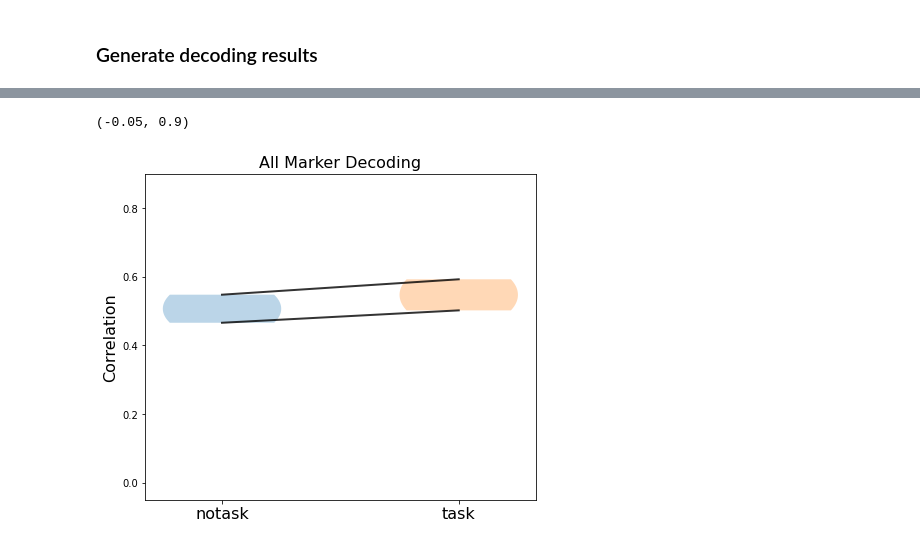
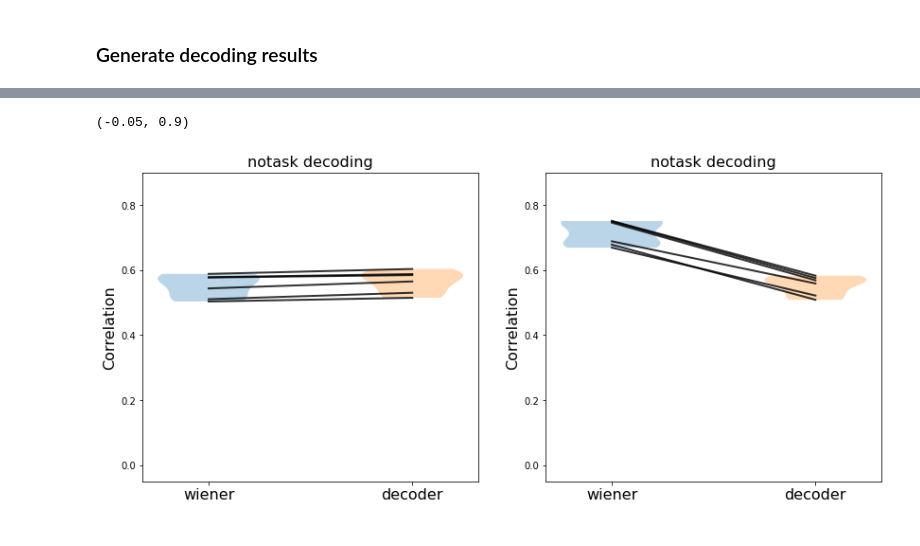
Before and after one commit to ntolley/SEE_decoding, a Jupyter notebook: notebooks/movement_decoding_rnn.ipynb, the cells around one changed output, grey strips where cells are left out. Drawn from its saved outputs; the diff is of its cells as text; code cells hidden in the pictures.

```diff
--- a/notebooks/movement_decoding_rnn.ipynb
+++ b/notebooks/movement_decoding_rnn.ipynb
@@ -537,7 +565,7 @@ plt.figure(figsize=(8, 3*(len(marker_names))))
 tstart = 300
 
 # decoder_type = 'rnn'
-decoder_type = 'ann'
+# decoder_type = 'ann'
 # decoder_type = 'wiener'
 
 bins = np.linspace(0,1,30)
@@ -571,3 +616,33 @@ plt.tight_layout()
+# %%
+
+plt.figure(figsize=(14,6))
+plt.subplot(1,2,1)
+decoder_test_corr = decode_results[decoder_type][cond1]['test_corr']
+wiener_test_corr = decode_results['wiener'][cond1]['test_corr']
+plot_data = np.stack([wiener_test_corr, decoder_test_corr])
+_ = plt.plot(plot_data, color='k', linewidth=2, alpha=0.8)
+plt.xticks([0, 1], labels=['wiener', 'decoder'], fontsize=16)
+plt.ylabel('Correlation', fontsize=16)
+plt.violinplot(wiener_test_corr, positions=[0], showmeans=False,showextrema=False)
+plt.violinplot(decoder_test_corr, positions=[1], showmeans=False,showextrema=False)
+plt.title(f'{cond1} decoding', fontsize=16)
+plt.ylim([-0.05,0.9])
+
+plt.subplot(1,2,2)
+decoder_test_corr = decode_results[decoder_type][cond2]['test_corr']
+wiener_test_corr = decode_results['wiener'][cond2]['test_corr']
+plot_data = np.stack([wiener_test_corr, decoder_test_corr])
+_ = plt.plot(plot_data, color='k', linewidth=2, alpha=0.8)
+plt.xticks([0, 1], labels=['wiener', 'decoder'], fontsize=16)
+plt.ylabel('Correlation', fontsize=16)
+plt.violinplot(wiener_test_corr, positions=[0], showmeans=False,showextrema=False)
+plt.violinplot(decoder_test_corr, positions=[1], showmeans=False,showextrema=False)
+plt.title(f'{cond1} decoding', fontsize=16)
+plt.ylim([-0.05,0.9])
+# plt.savefig(f'movement_decoding_violin_{num_neurons}_neurons_layout.png')
+# %% [output]
+(-0.05, 0.9)
+[figure, added]
 # %%
 # plt.figure(figsize=(10,4))
 # for idx in range(10):
@@ -580,23 +655,6 @@ plt.tight_layout()
 #     plt.title('Unit 65')
 
 # plt.suptitle('goCON -> endhold')
-# %%
-nolayout_test_corr = decode_results[decoder_type][cond1]['test_corr']
-all_test_corr = decode_results[decoder_type][cond2]['test_corr']
-
-plt.figure(figsize=(7,6))
-plot_data = np.stack([nolayout_test_corr, all_test_corr])
-_ = plt.plot(plot_data, color='k', linewidth=2, alpha=0.8)
-plt.xticks([0, 1], labels=[cond1, cond2], fontsize=16)
-plt.ylabel('Correlation', fontsize=16)
-plt.violinplot(nolayout_test_corr, positions=[0], showmeans=False,showextrema=False)
-plt.violinplot(all_test_corr, positions=[1], showmeans=False,showextrema=False)
-plt.title('All Marker Decoding', fontsize=16)
-plt.ylim([-0.05,0.9])
-# plt.savefig(f'movement_decoding_violin_{num_neurons}_neurons_layout.png')
-# %% [output]
-(-0.05, 0.9)
-[figure, removed]
 # %%
 # plt.figure(figsize=(14,6))
 # plt.subplot(1,2,1)
```
Also changed, not shown: parts of 18 cells of this notebook, 1 other file.
